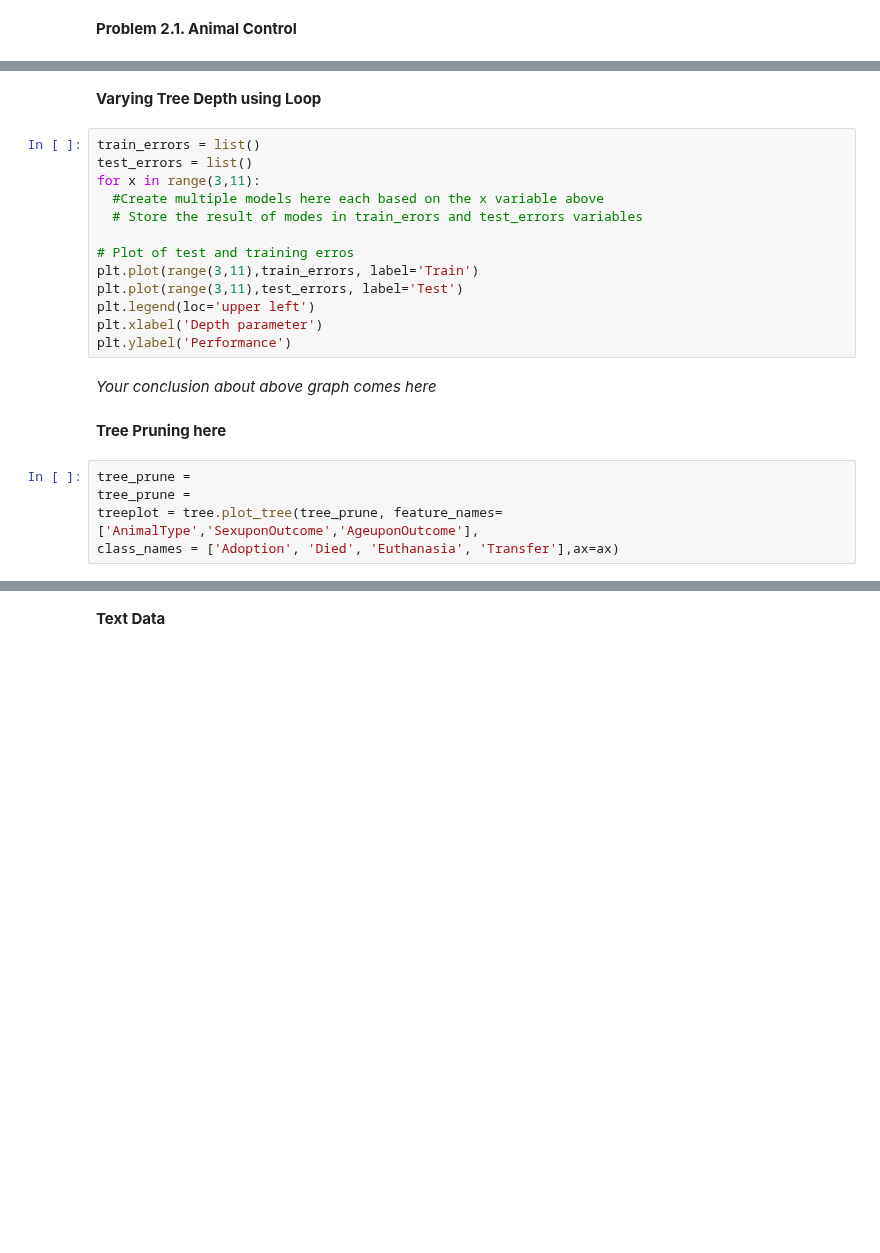
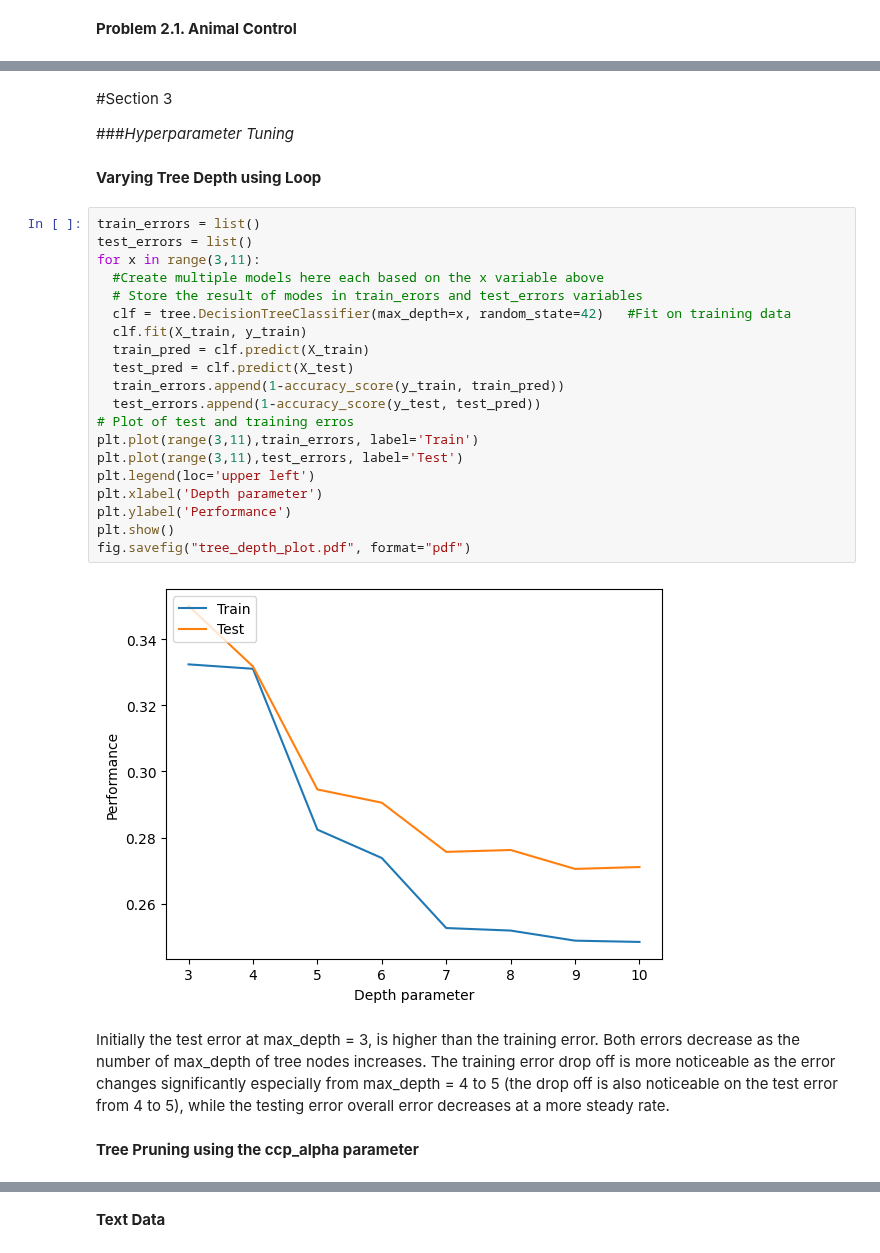
Before and after one commit to sascott9655/ADS-504-Machine-Learning, a Jupyter notebook: Sample_Code_HW_Assignment_2_1.ipynb, the cells around one changed output, grey strips where cells are left out. Saved outputs shown, nothing was run; the diff lists cells and outputs as text; blank space fills up the shorter version.

```diff
--- a/Sample_Code_HW_Assignment_2_1.ipynb
+++ b/Sample_Code_HW_Assignment_2_1.ipynb
@@ -115,26 +130,34 @@ class_names = ['Adoption', 'Died', 'Euthanasia', 'Transfer'],ax=ax)
 # %% [output]
 [figure]
+# %% [markdown]
+#Section 3
+
+###*Hyperparameter Tuning*
 # %% [markdown]
 **Varying Tree Depth using Loop**
 # %%
 train_errors = list()
 test_errors = list()
 for x in range(3,11):
   #Create multiple models here each based on the x variable above
   # Store the result of modes in train_erors and test_errors variables
-
+  clf = tree.DecisionTreeClassifier(max_depth=x, random_state=42)   #Fit on training data
+  clf.fit(X_train, y_train)
+  train_pred = clf.predict(X_train)
+  test_pred = clf.predict(X_test)
+  train_errors.append(1-accuracy_score(y_train, train_pred))
+  test_errors.append(1-accuracy_score(y_test, test_pred))
 # Plot of test and training erros
 plt.plot(range(3,11),train_errors, label='Train')
 plt.plot(range(3,11),test_errors, label='Test')
 plt.legend(loc='upper left')
 plt.xlabel('Depth parameter')
 plt.ylabel('Performance')
+plt.show()
+fig.savefig("tree_depth_plot.pdf", format="pdf")
+# %% [output]
+[figure, added]
-# %% [markdown]
-*Your conclusion about above graph comes here*
+# %% [markdown]
+Initially the test error at max_depth = 3, is higher than the training error. Both errors decrease as the number of max_depth of tree nodes increases. The training error drop off is more noticeable as the error changes significantly especially from max_depth = 4 to 5 (the drop off is also noticeable on the test error from 4 to 5), while the testing error overall error decreases at a more steady rate.
 # %% [markdown]
-**Tree Pruning here**
+**Tree Pruning using the ccp_alpha parameter**
-# %%
-tree_prune =
-tree_prune =
-treeplot = tree.plot_tree(tree_prune, feature_names=['AnimalType','SexuponOutcome','AgeuponOutcome'],
-class_names = ['Adoption', 'Died', 'Euthanasia', 'Transfer'],ax=ax)
```
Also changed, not shown: parts of 16 cells of this notebook.
